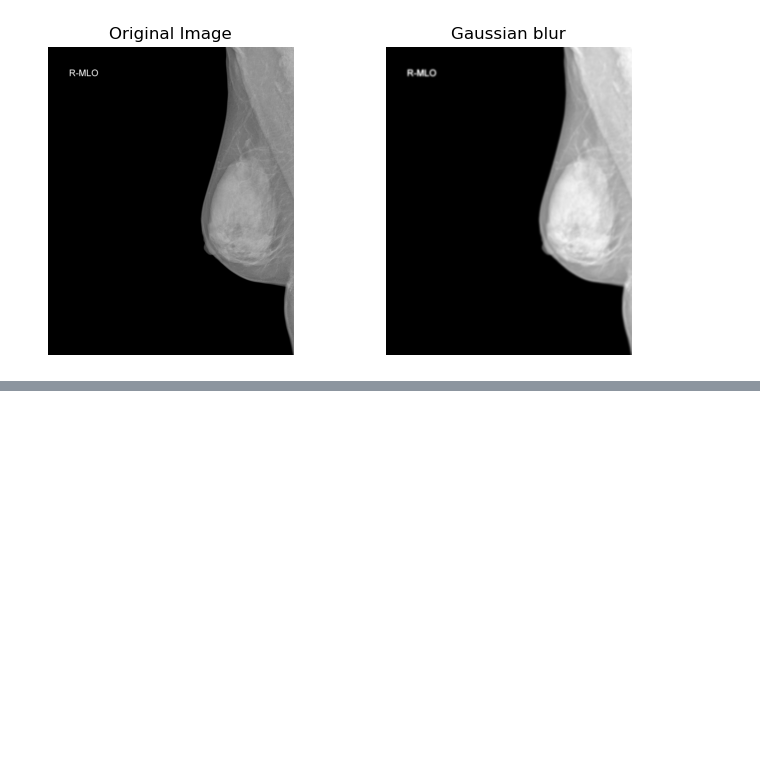
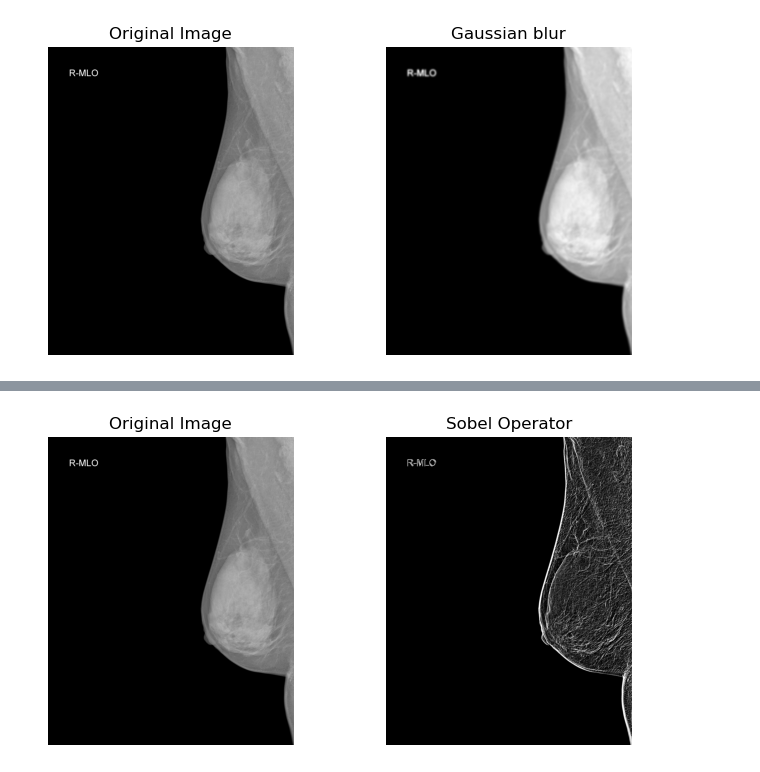
Before and after one commit to jefftorres/med-img, a Jupyter notebook: transforms.ipynb, the cells around one changed output, grey strips where cells are left out. Cells and saved outputs as stored; diff of their text form; code cells hidden in the pictures; blank space fills up the shorter version.

```diff
--- a/transforms.ipynb
+++ b/transforms.ipynb
@@ -214,0 +242,8 @@ dcm_show_transform([gauss], ['Gaussian blur'])
+# %%
+sobelX = cv.Sobel(img, cv.CV_16U, 1, 0, ksize=7)
+sobelY = cv.Sobel(img, cv.CV_16U, 0, 1, ksize=7)
+sobel = cv.bitwise_or(sobelX, sobelY)
+
+dcm_show_transform([sobel], ['Sobel Operator'])
+# %% [output]
+[figure, added]
```
Also changed, not shown: parts of 5 cells of this notebook.
